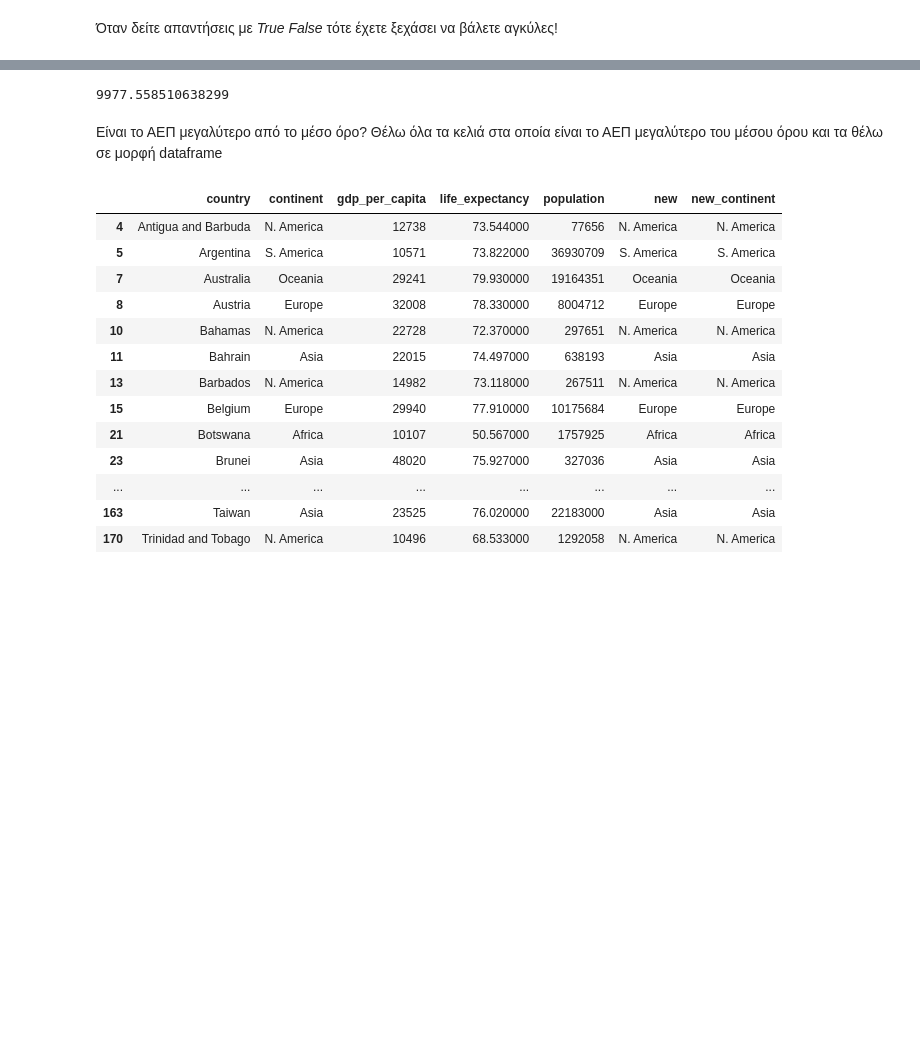
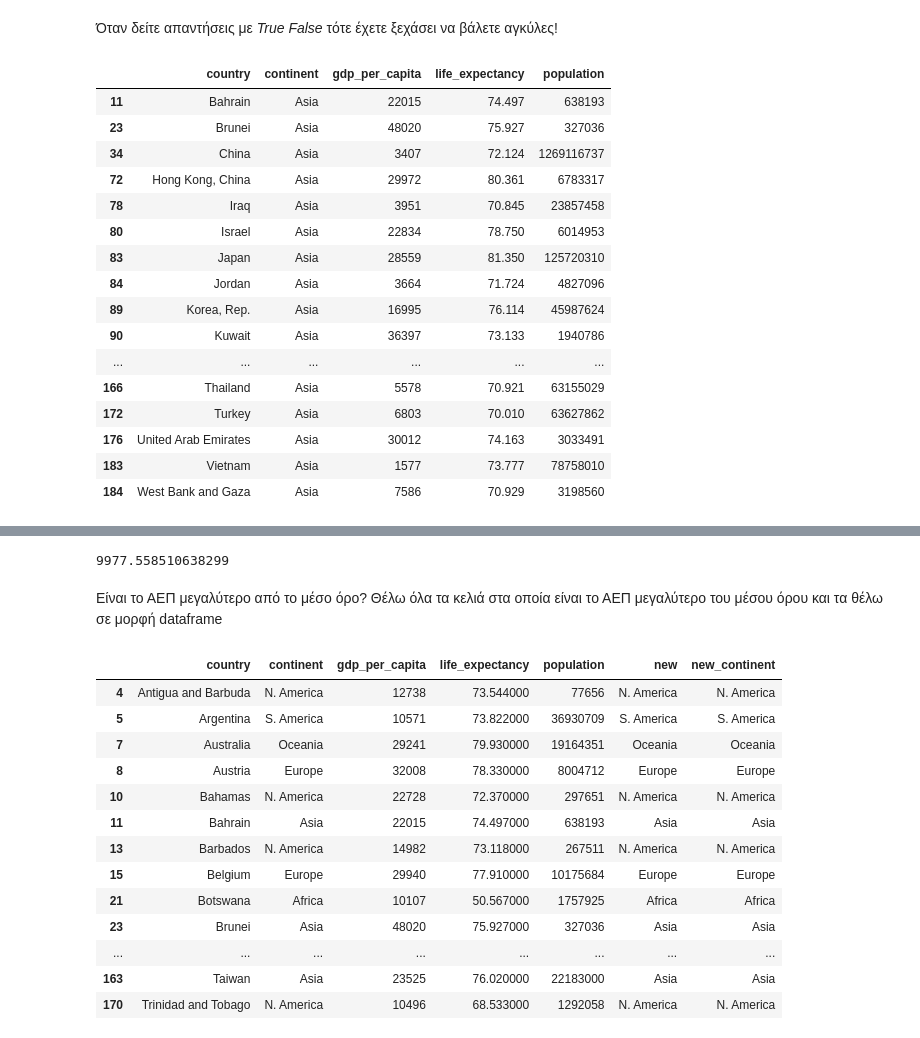
Before and after one commit to MaryChanoti/datastories_for_emme, a Jupyter notebook: week3/Εισαγωγή στα pandas.ipynb, the cells around one changed output, grey strips where cells are left out. Drawn from its saved outputs; the diff is of its cells as text; code cells hidden in the pictures; blank space fills up the shorter version.

```diff
--- a/week3/Εισαγωγή στα pandas.ipynb
+++ b/week3/Εισαγωγή στα pandas.ipynb
@@ -303,5 +303,25 @@ df_Asia.head()
 # %% [markdown]
 Όταν δείτε απαντήσεις με *True False* τότε έχετε ξεχάσει να βάλετε αγκύλες!
+# %%
+df[(df['continent'] == 'Asia') & (df['life_expectancy'] >= 70)]
+# %% [output]
+|  | country | continent | gdp_per_capita | life_expectancy | population |
+| 11 | Bahrain | Asia | 22015 | 74.497 | 638193 |
+| 23 | Brunei | Asia | 48020 | 75.927 | 327036 |
+| 34 | China | Asia | 3407 | 72.124 | 1269116737 |
+| 72 | Hong Kong, China | Asia | 29972 | 80.361 | 6783317 |
+| 78 | Iraq | Asia | 3951 | 70.845 | 23857458 |
+| 80 | Israel | Asia | 22834 | 78.750 | 6014953 |
+| 83 | Japan | Asia | 28559 | 81.350 | 125720310 |
+| 84 | Jordan | Asia | 3664 | 71.724 | 4827096 |
+| 89 | Korea, Rep. | Asia | 16995 | 76.114 | 45987624 |
+| 90 | Kuwait | Asia | 36397 | 73.133 | 1940786 |
+| ... | ... | ... | ... | ... | ... |
+| 166 | Thailand | Asia | 5578 | 70.921 | 63155029 |
+| 172 | Turkey | Asia | 6803 | 70.010 | 63627862 |
+| 176 | United Arab Emirates | Asia | 30012 | 74.163 | 3033491 |
+| 183 | Vietnam | Asia | 1577 | 73.777 | 78758010 |
+| 184 | West Bank and Gaza | Asia | 7586 | 70.929 | 3198560 |
 # %%
 #df [ ] και μέσα το condition
 df[df['continent'] == 'Asia']
```
Also changed, not shown: parts of 3 cells of this notebook.
